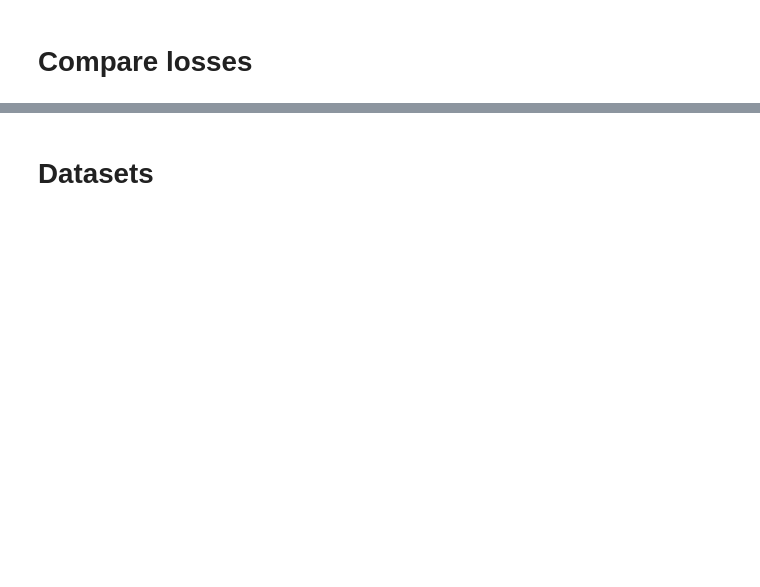
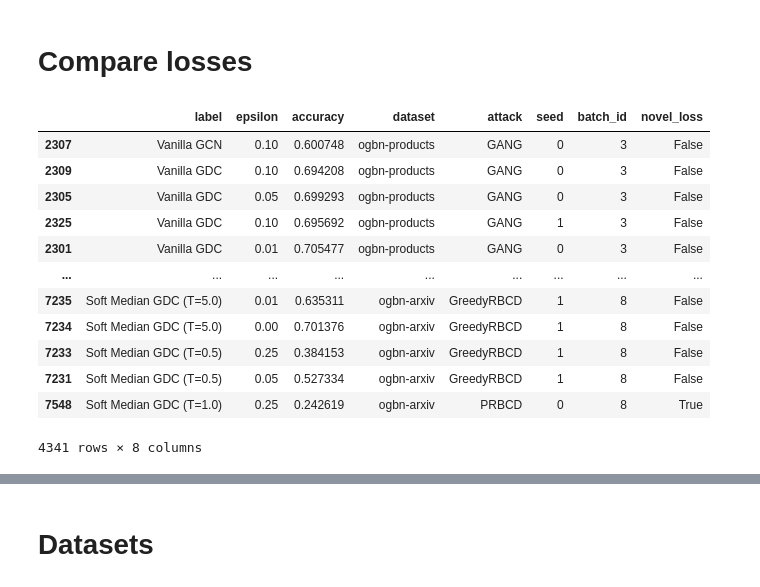
Before and after one commit to sigeisler/robustness_of_gnns_at_scale, a Jupyter notebook: notebooks/Table - Results Table.ipynb, the cells around one changed output, grey strips where cells are left out. Saved outputs shown, nothing was run; the diff lists cells and outputs as text; code cells hidden in the pictures; blank space fills up the shorter version.

```diff
--- a/notebooks/Table - Results Table.ipynb
+++ b/notebooks/Table - Results Table.ipynb
@@ -302,3 +440,40 @@ print(df_piv\
+# %%
+df_results = [
+    pd.DataFrame(r)
+    for r in df_experiments['result.results']
+]
+for df_result, (_, df_experiment) in zip(df_results, df_experiments.iterrows()):
+    df_result['dataset'] = df_experiment['config.dataset']
+    df_result['attack'] = df_experiment['config.attack']
+    df_result['seed'] = df_experiment['config.seed']
+    df_result['batch_id'] = df_experiment['batch_id']
+    df_result['novel_loss'] = (
+        (df_experiment['config.attack_params.stop_optimizing_if_label_flipped'] == True)
+        | (df_experiment['config.attack_params.loss_type'] == 'MCE')
+        | (df_experiment['config.attack_params.loss_type'] == 'tanhCW')
+    )
+
+df_results = pd.concat(df_results, ignore_index=True)
+df_results = df_results.sort_values('batch_id')
+df_results = df_results.drop_duplicates([
+    c for c in df_results.columns if c != 'batch_id' and c != 'accuracy'
+], keep='last')
+
+df_results
+# %% [output]
+|  | label | epsilon | accuracy | dataset | attack | seed | batch_id | novel_loss |
+| 2307 | Vanilla GCN | 0.10 | 0.600748 | ogbn-products | GANG | 0 | 3 | False |
+| 2309 | Vanilla GDC | 0.10 | 0.694208 | ogbn-products | GANG | 0 | 3 | False |
+| 2305 | Vanilla GDC | 0.05 | 0.699293 | ogbn-products | GANG | 0 | 3 | False |
+| 2325 | Vanilla GDC | 0.10 | 0.695692 | ogbn-products | GANG | 1 | 3 | False |
+| 2301 | Vanilla GDC | 0.01 | 0.705477 | ogbn-products | GANG | 0 | 3 | False |
+| ... | ... | ... | ... | ... | ... | ... | ... | ... |
+| 7235 | Soft Median GDC (T=5.0) | 0.01 | 0.635311 | ogbn-arxiv | GreedyRBCD | 1 | 8 | False |
+| 7234 | Soft Median GDC (T=5.0) | 0.00 | 0.701376 | ogbn-arxiv | GreedyRBCD | 1 | 8 | False |
+| 7233 | Soft Median GDC (T=0.5) | 0.25 | 0.384153 | ogbn-arxiv | GreedyRBCD | 1 | 8 | False |
+| 7231 | Soft Median GDC (T=0.5) | 0.05 | 0.527334 | ogbn-arxiv | GreedyRBCD | 1 | 8 | False |
+| 7548 | Soft Median GDC (T=1.0) | 0.25 | 0.242619 | ogbn-arxiv | PRBCD | 0 | 8 | True |
+4341 rows × 8 columns
 # %%
 df = []
 
```
Also changed, not shown: parts of 18 cells of this notebook, 26 other files.
